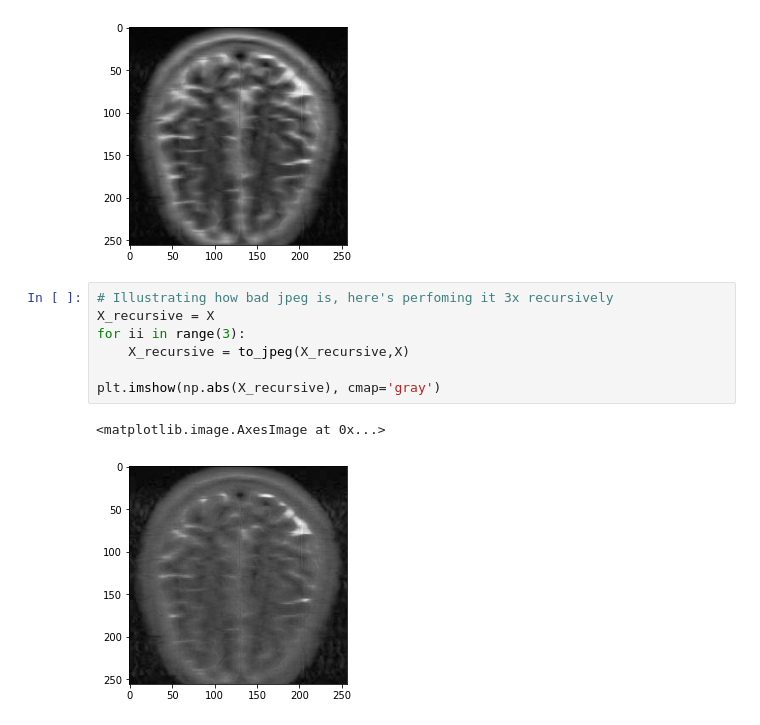
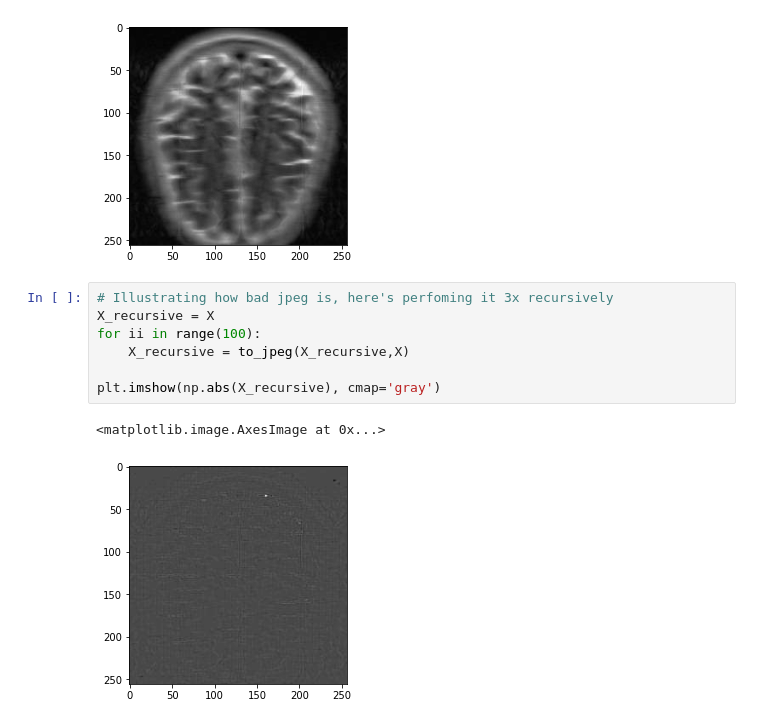
Before and after one commit to athornton1618/MRI_Compression, a Jupyter notebook: scripts/k_reconstruction_examples.ipynb, the cells around one changed output. Saved outputs shown, nothing was run; the diff lists cells and outputs as text.

```diff
--- a/scripts/signal_processing_k_coefficient.ipynb
+++ b/scripts/k_reconstruction_examples.ipynb
@@ -111,10 +111,10 @@ plt.imshow(np.abs(X_jpeg), cmap='gray')
 # %%
 # Illustrating how bad jpeg is, here's perfoming it 3x recursively
 X_recursive = X
-for ii in range(3):
+for ii in range(100):
     X_recursive = to_jpeg(X_recursive,X)
 
 plt.imshow(np.abs(X_recursive), cmap='gray')
 # %% [output]
 <matplotlib.image.AxesImage at 0x...>
-[figure, old version]
+[figure, new version]
```
Also changed, not shown: parts of 1 cell of this notebook, 1 other file.
